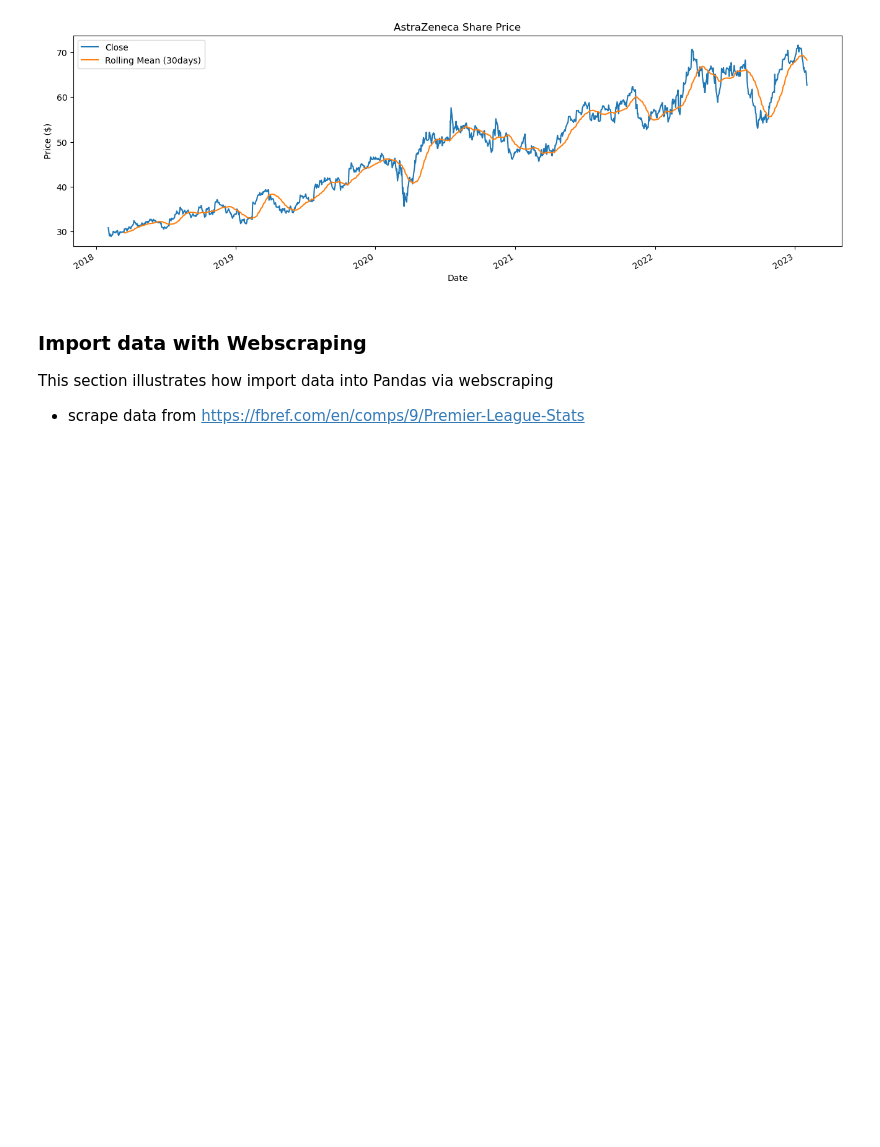
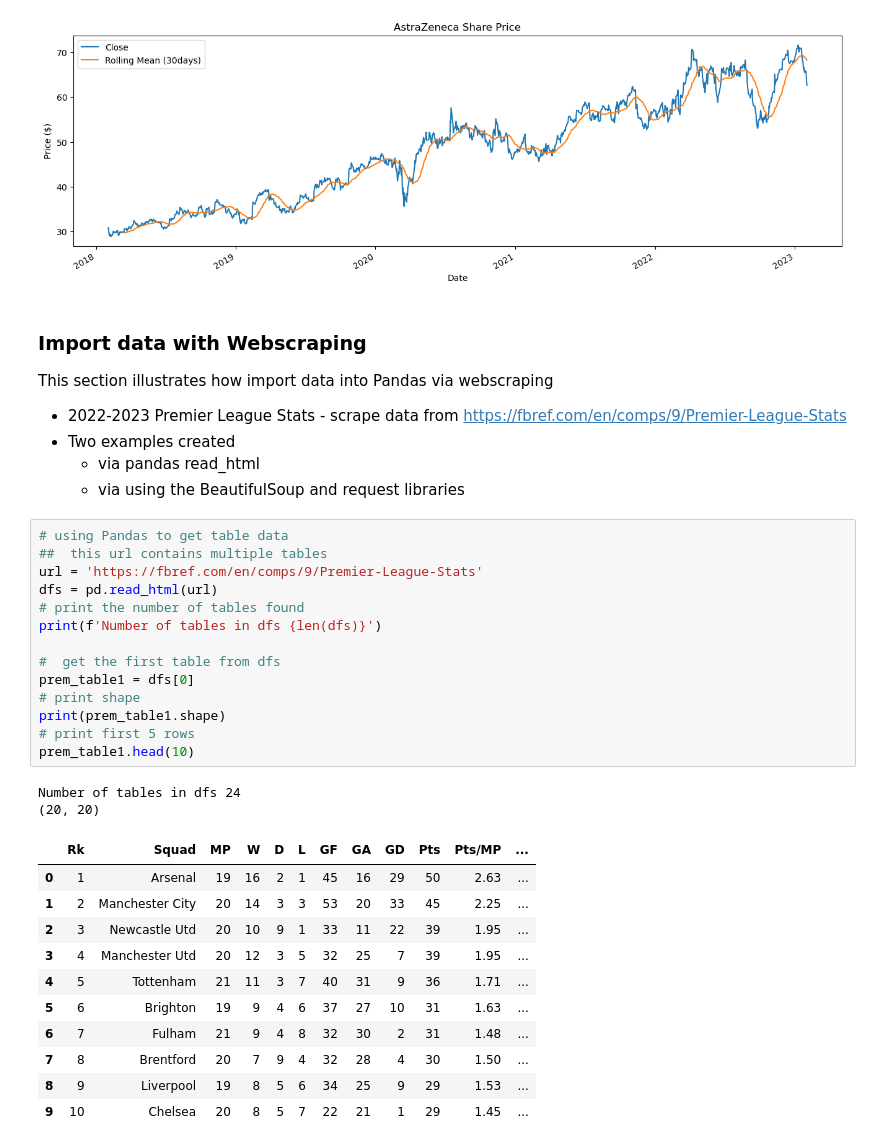
Before and after one commit to shahedkarolia/UCDPA_SKarolia, a Jupyter notebook: UCD_PA_Assignment_Supporting_Notebook.ipynb, the cells around one changed output. Cells and saved outputs as stored; diff of their text form; blank space fills up the shorter version.

Commit message:
Import data -  Web scraping section  completed

```diff
--- a/UCD_PA_Assignment_Supporting_Notebook.ipynb
+++ b/UCD_PA_Assignment_Supporting_Notebook.ipynb
@@ -211,4 +211,35 @@ plt.show()
 # %% [markdown]
 ### Import data with Webscraping
 This section illustrates how import data into Pandas via webscraping
-*  scrape data from https://fbref.com/en/comps/9/Premier-League-Stats
+*  2022-2023 Premier League Stats - scrape data from https://fbref.com/en/comps/9/Premier-League-Stats
+*  Two examples created
+   *  via pandas read_html
+   *  via using the BeautifulSoup and request libraries
+# %%
+# using Pandas to get table data
+##  this url contains multiple tables
+url = 'https://fbref.com/en/comps/9/Premier-League-Stats'
+dfs = pd.read_html(url)
+# print the number of tables found
+print(f'Number of tables in dfs {len(dfs)}')
+
+#  get the first table from dfs
+prem_table1 = dfs[0]
+# print shape
+print(prem_table1.shape)
+# print first 5 rows
+prem_table1.head(10)
+# %% [output]
+Number of tables in dfs 24
+(20, 20)
+|  | Rk | Squad | MP | W | D | L | GF | GA | GD | Pts | Pts/MP | ... |
+| 0 | 1 | Arsenal | 19 | 16 | 2 | 1 | 45 | 16 | 29 | 50 | 2.63 | ... |
+| 1 | 2 | Manchester City | 20 | 14 | 3 | 3 | 53 | 20 | 33 | 45 | 2.25 | ... |
+| 2 | 3 | Newcastle Utd | 20 | 10 | 9 | 1 | 33 | 11 | 22 | 39 | 1.95 | ... |
+| 3 | 4 | Manchester Utd | 20 | 12 | 3 | 5 | 32 | 25 | 7 | 39 | 1.95 | ... |
+| 4 | 5 | Tottenham | 21 | 11 | 3 | 7 | 40 | 31 | 9 | 36 | 1.71 | ... |
+| 5 | 6 | Brighton | 19 | 9 | 4 | 6 | 37 | 27 | 10 | 31 | 1.63 | ... |
+| 6 | 7 | Fulham | 21 | 9 | 4 | 8 | 32 | 30 | 2 | 31 | 1.48 | ... |
+| 7 | 8 | Brentford | 20 | 7 | 9 | 4 | 32 | 28 | 4 | 30 | 1.50 | ... |
+| 8 | 9 | Liverpool | 19 | 8 | 5 | 6 | 34 | 25 | 9 | 29 | 1.53 | ... |
+| 9 | 10 | Chelsea | 20 | 8 | 5 | 7 | 22 | 21 | 1 | 29 | 1.45 | ... |
```
Also changed, not shown: parts of 2 cells of this notebook.
